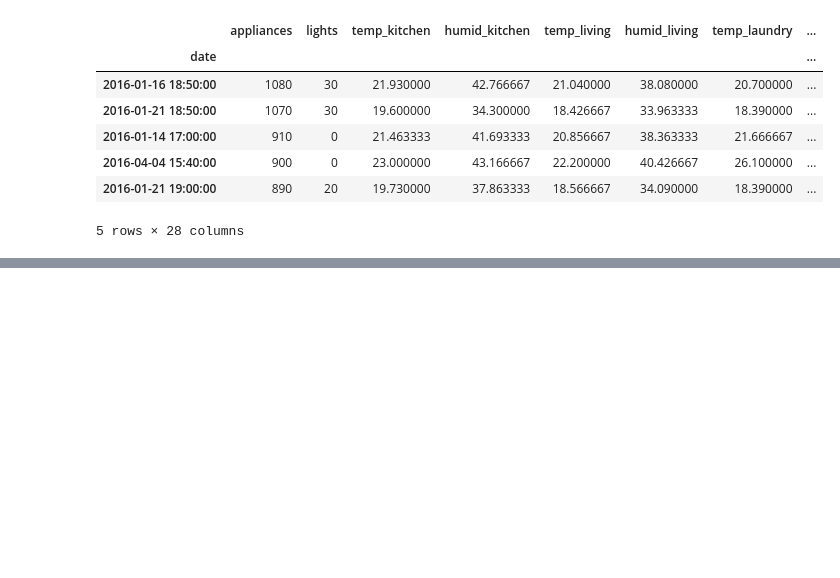
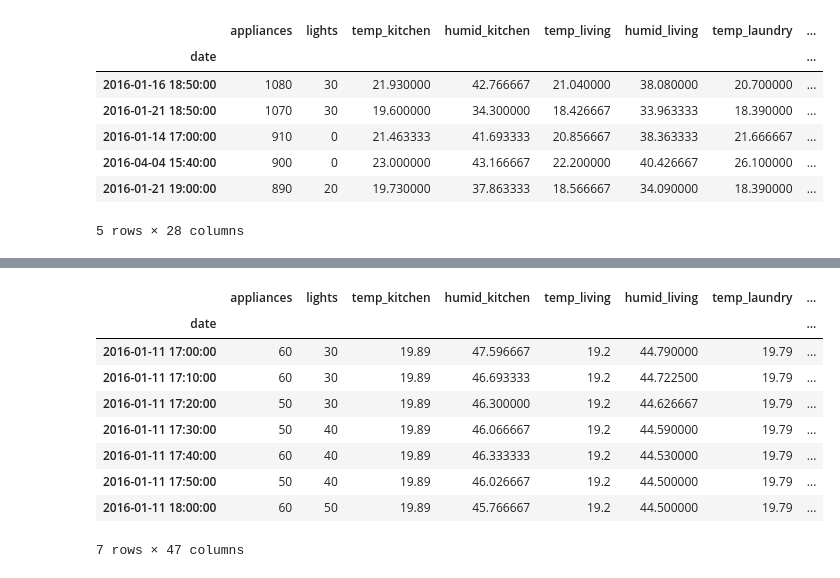
Before and after one commit to Narapady/energy_consumption_prediction, a Jupyter notebook: notebook.ipynb, the cells around one changed output, grey strips where cells are left out. Saved outputs shown, nothing was run; the diff lists cells and outputs as text; code cells hidden in the pictures; blank space fills up the shorter version.

```diff
--- a/notebook.ipynb
+++ b/notebook.ipynb
@@ -166,0 +172,7 @@ and they have power load higer than 790 Wh
+# %%
+# Create more columns
+df['hour'] = df.index.hour
+df['week'] = df.index.week
+df['weekday'] = df.index.weekday
+df['month'] = df.index.month
+df.head()
@@ -166,0 +188,11 @@ and they have power load higer than 790 Wh
+# %%
+# scale appliances
+df['log_appliances'] = np.log(df['appliances'])
+# average house temperature
+df['house_temp'] = (df['temp_kitchen'] + df['temp_living'] + df['temp_laundry'] + df['temp_office'] + df['temp_bathroom'] +
+                    df['temp_iron'] + df['temp_teenager'] + df['temp_parents'])
+# average house humidity
+df['house_humid'] = (df['humid_kitchen'] + df['humid_living'] + df['humid_laundry'] + df['humid_office'] + df['humid_bathroom'] +
+                    df['humid_iron'] + df['humid_teenager'] + df['humid_parents'])
+
+df.head()
@@ -166,0 +220,14 @@ and they have power load higer than 790 Wh
+# %%
+# Remove additive assumptions
+df['hour*lights'] = df['hour'] * df['lights']
+df['temp_humid_kitchen'] = df['temp_kitchen'] * df['humid_kitchen']
+df['temp_humid_living'] = df['temp_living'] * df['humid_living']
+df['temp_humid_laundry'] = df['temp_laundry'] * df['humid_laundry']
+df['temp_humid_office'] = df['temp_office'] * df['humid_office']
+df['temp_humid_bathroom'] = df['temp_bathroom'] * df['humid_bathroom']
+df['temp_humid_outside_north'] = df['temp_outside_north'] * df['humid_outside_north']
+df['temp_humid_iron'] = df['temp_iron'] * df['humid_iron']
+df['temp_humid_teenager'] = df['temp_teenager'] * df['humid_teenager']
+df['temp_humid_parents'] = df['temp_parents'] * df['humid_parents']
+
+df.head()
@@ -166,0 +243,18 @@ and they have power load higer than 790 Wh
+# %%
+def code_mean(data, cat_feature, real_feature):
+    return dict(data.groupby(cat_feature)[real_feature].agg('mean'))
+# %%
+df['weekday_avg'] = list(map(code_mean(df, 'weekday', 'appliances').get, df.weekday))
+df['hour_avg'] = list(map(code_mean(df, 'hour', 'appliances').get, df.hour))
+df.head(7)
+# %% [output]
+|  | appliances | lights | temp_kitchen | humid_kitchen | temp_living | humid_living | temp_laundry | ... |
+| date |  |  |  |  |  |  |  | ... |
+| 2016-01-11 17:00:00 | 60 | 30 | 19.89 | 47.596667 | 19.2 | 44.790000 | 19.79 | ... |
+| 2016-01-11 17:10:00 | 60 | 30 | 19.89 | 46.693333 | 19.2 | 44.722500 | 19.79 | ... |
+| 2016-01-11 17:20:00 | 50 | 30 | 19.89 | 46.300000 | 19.2 | 44.626667 | 19.79 | ... |
+| 2016-01-11 17:30:00 | 50 | 40 | 19.89 | 46.066667 | 19.2 | 44.590000 | 19.79 | ... |
+| 2016-01-11 17:40:00 | 60 | 40 | 19.89 | 46.333333 | 19.2 | 44.530000 | 19.79 | ... |
+| 2016-01-11 17:50:00 | 50 | 40 | 19.89 | 46.026667 | 19.2 | 44.500000 | 19.79 | ... |
+| 2016-01-11 18:00:00 | 60 | 50 | 19.89 | 45.766667 | 19.2 | 44.500000 | 19.79 | ... |
+7 rows × 47 columns
```
Also changed, not shown: parts of 14 cells of this notebook, 1 other file.
